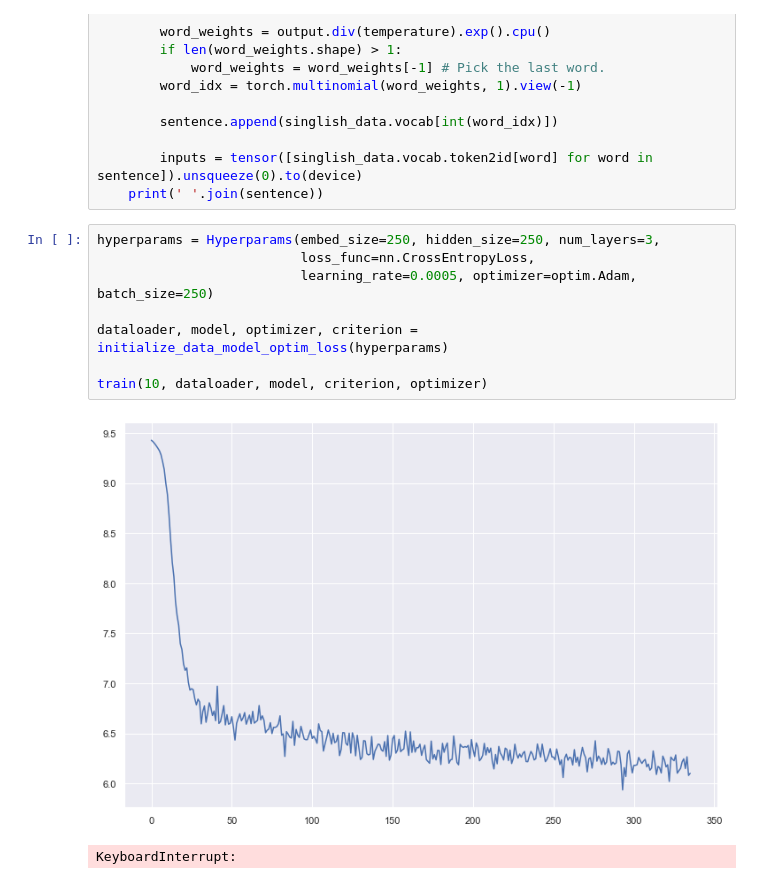
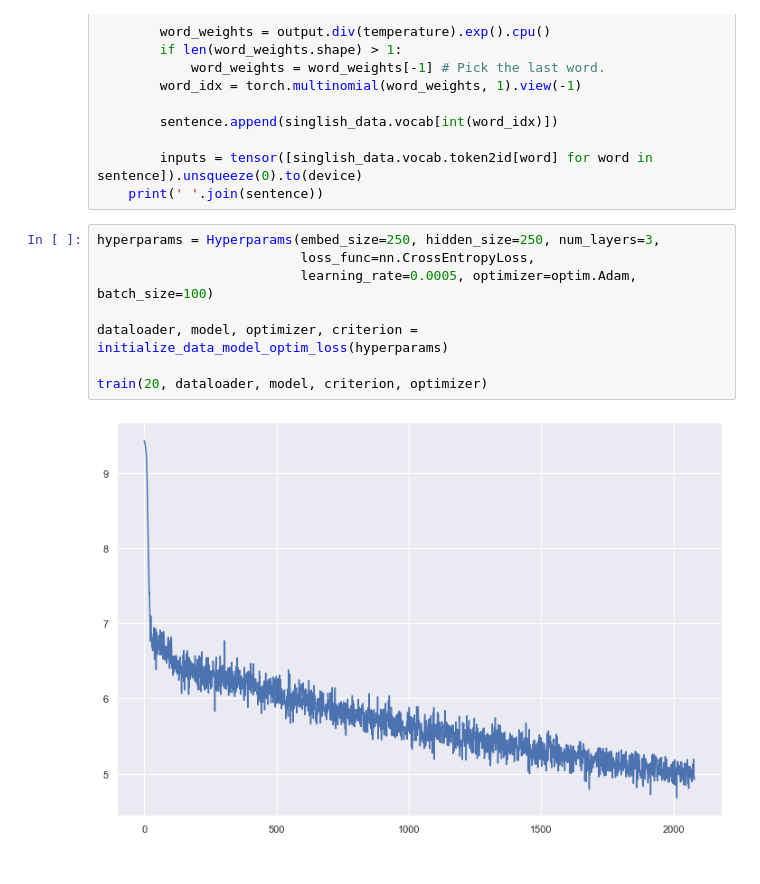
Before and after one commit to annabellachen/Singlish-Text-Messages-Language-Model, a Jupyter notebook: gru-singlish-language-modelv2.ipynb, the cells around one changed output. Drawn from its saved outputs; the diff is of its cells as text.

Commit message:
change batch to 100 to fit CUDA training, epochs to 20

```diff
--- a/gru-singlish-language-modelv2.ipynb
+++ b/gru-singlish-language-modelv2.ipynb
@@ -313,14 +313,13 @@ def generate_example(model, temperature=1.0, max_len=100, hidden_state=None):
 # %%
 hyperparams = Hyperparams(embed_size=250, hidden_size=250, num_layers=3,
                           loss_func=nn.CrossEntropyLoss,
-                          learning_rate=0.0005, optimizer=optim.Adam, batch_size=250)
+                          learning_rate=0.0005, optimizer=optim.Adam, batch_size=100)
 
 dataloader, model, optimizer, criterion = initialize_data_model_optim_loss(hyperparams)
 
-train(10, dataloader, model, criterion, optimizer)
+train(20, dataloader, model, criterion, optimizer)
 # %% [output]
-[figure, old version]
+[figure, new version]
-KeyboardInterrupt:
 # %%
 for _ in range(20):
     generate_example(model)
```
Also changed, not shown: parts of 2 cells of this notebook, 1 other file.
